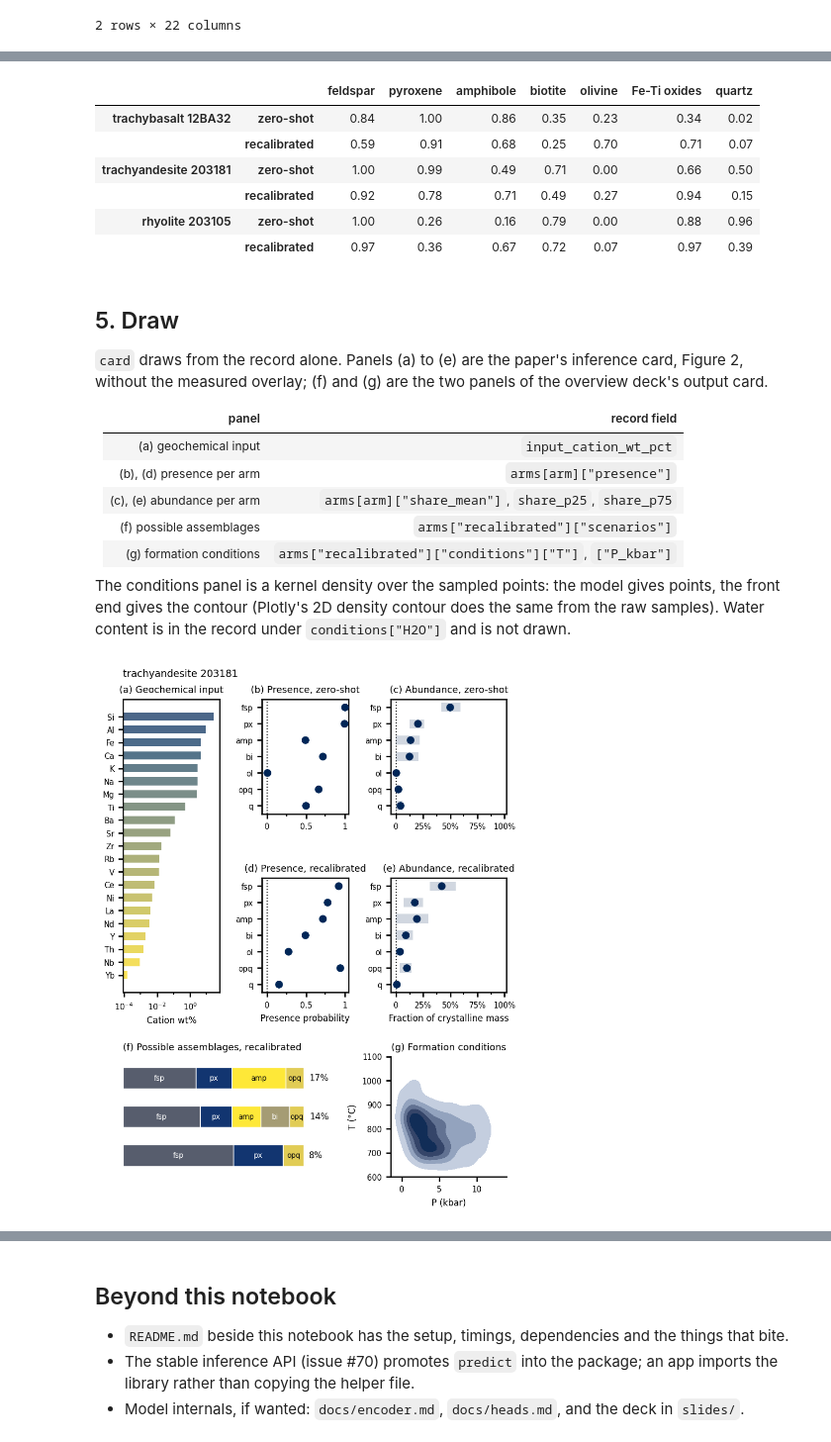
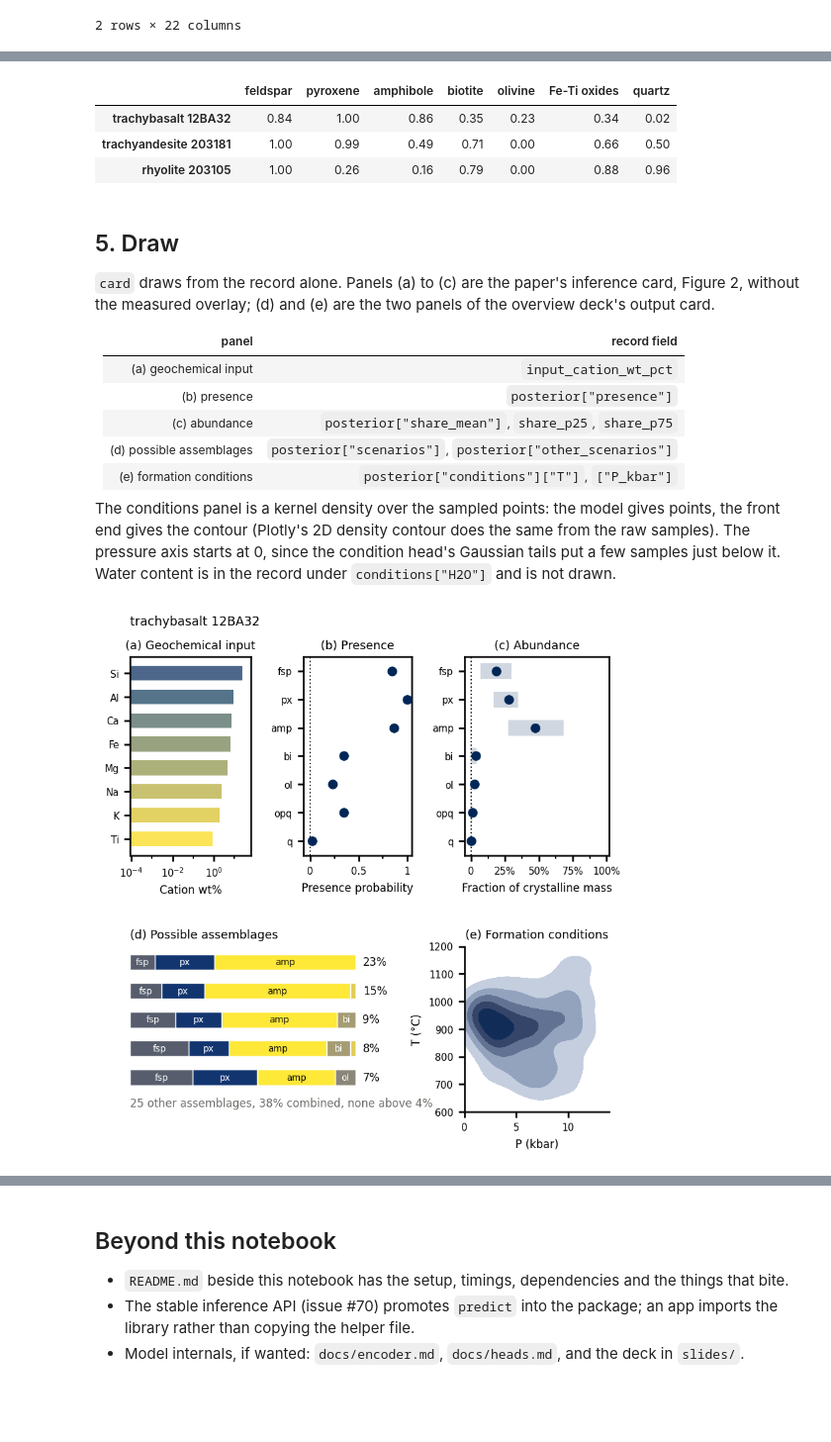
Before and after one commit to matthew-j-liu/phasecast, a Jupyter notebook: docs/tutorial/inference.ipynb, the cells around one changed output, grey strips where cells are left out. Shown at 99% size. Cells and saved outputs as stored; diff of their text form; code cells hidden in the pictures; blank space fills up the shorter version.

```diff
--- a/docs/tutorial/inference.ipynb
+++ b/docs/tutorial/inference.ipynb
@@ -105,11 +104,7 @@ from cnmineral.training.joint_heads import JointHeadCheckpoint
 
 ckpt = JointHeadCheckpoint.load("checkpoints/joint_heads_allrock_tuned_seed0/heads_best.pt")
 encoder, _ = load_encoder_from_checkpoint(ckpt.encoder_checkpoint)
-heads = Heads(ckpt.build_mode_head(), ckpt.build_comp_head(), ckpt.build_cond_head())
-recalibrator = fit_production_recalibrator(encoder, heads.mode)
-
-Path("runs/tutorial").mkdir(parents=True, exist_ok=True)
-torch.save(recalibrator.state_dict(), "runs/tutorial/recalibrator_matrix.pt")
+heads = Heads(ckpt.build_mode_head(), ckpt.build_cond_head())
 # %% [markdown]
 ## 4. Predict
 
@@ -128,41 +124,38 @@ plus `composition_wt_pct`, the oxide composition of the most likely minerals.
 # %%
-records = predict(rocks, encoder, heads, recalibrator)
+records = predict(rocks, encoder, heads)
 
-summary = {(r["rock"], arm): r["arms"][arm]["presence"] for r in records for arm in r["arms"]}
-pd.DataFrame(summary, index=records[0]["groups"]).T.round(2)
+pd.DataFrame({r["rock"]: r["posterior"]["presence"] for r in records}, index=records[0]["groups"]).T.round(2)
 # %% [output]
-|  |  | feldspar | pyroxene | amphibole | biotite | olivine | Fe-Ti oxides | quartz |
-| trachybasalt 12BA32 | zero-shot | 0.84 | 1.00 | 0.86 | 0.35 | 0.23 | 0.34 | 0.02 |
-|  | recalibrated | 0.59 | 0.91 | 0.68 | 0.25 | 0.70 | 0.71 | 0.07 |
-| trachyandesite 203181 | zero-shot | 1.00 | 0.99 | 0.49 | 0.71 | 0.00 | 0.66 | 0.50 |
-|  | recalibrated | 0.92 | 0.78 | 0.71 | 0.49 | 0.27 | 0.94 | 0.15 |
-| rhyolite 203105 | zero-shot | 1.00 | 0.26 | 0.16 | 0.79 | 0.00 | 0.88 | 0.96 |
-|  | recalibrated | 0.97 | 0.36 | 0.67 | 0.72 | 0.07 | 0.97 | 0.39 |
+|  | feldspar | pyroxene | amphibole | biotite | olivine | Fe-Ti oxides | quartz |
+| trachybasalt 12BA32 | 0.84 | 1.00 | 0.86 | 0.35 | 0.23 | 0.34 | 0.02 |
+| trachyandesite 203181 | 1.00 | 0.99 | 0.49 | 0.71 | 0.00 | 0.66 | 0.50 |
+| rhyolite 203105 | 1.00 | 0.26 | 0.16 | 0.79 | 0.00 | 0.88 | 0.96 |
 # %% [markdown]
 ## 5. Draw
 
-`card` draws from the record alone. Panels (a) to (e) are the paper's
-inference card, Figure 2, without the measured overlay; (f) and (g) are the
+`card` draws from the record alone. Panels (a) to (c) are the paper's
+inference card, Figure 2, without the measured overlay; (d) and (e) are the
 two panels of the overview deck's output card.
 
 | panel | record field |
 |---|---|
 | (a) geochemical input | `input_cation_wt_pct` |
-| (b), (d) presence per arm | `arms[arm]["presence"]` |
-| (c), (e) abundance per arm | `arms[arm]["share_mean"]`, `share_p25`, `share_p75` |
-| (f) possible assemblages | `arms["recalibrated"]["scenarios"]` |
-| (g) formation conditions | `arms["recalibrated"]["conditions"]["T"]`, `["P_kbar"]` |
+| (b) presence | `posterior["presence"]` |
+| (c) abundance | `posterior["share_mean"]`, `share_p25`, `share_p75` |
+| (d) possible assemblages | `posterior["scenarios"]`, `posterior["other_scenarios"]` |
+| (e) formation conditions | `posterior["conditions"]["T"]`, `["P_kbar"]` |
 
 The conditions panel is a kernel density over the sampled points: the model
 gives points, the front end gives the contour (Plotly's 2D density contour
-does the same from the raw samples). Water content is in the record under
-`conditions["H2O"]` and is not drawn.
+does the same from the raw samples). The pressure axis starts at 0, since the
+condition head's Gaussian tails put a few samples just below it. Water content
+is in the record under `conditions["H2O"]` and is not drawn.
 # %%
 from IPython.display import display
 import matplotlib.pyplot as plt
 
-fig = card(records[1])
+fig = card(records[0])
 display(fig)
 plt.close(fig)
 # %% [output]
-[figure, old version]
+[figure, new version]
```
Also changed, not shown: parts of 8 cells of this notebook, 2 other files.
